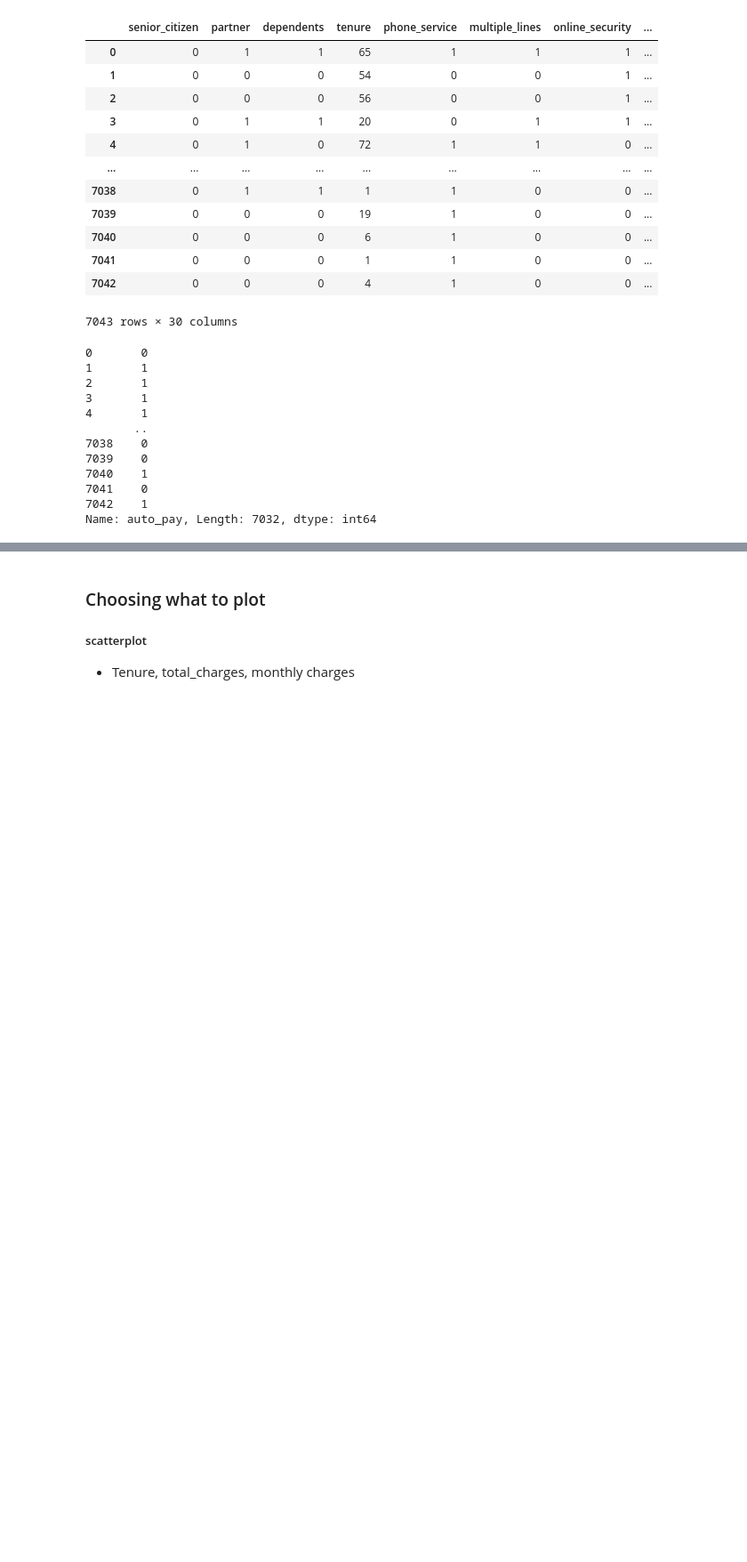
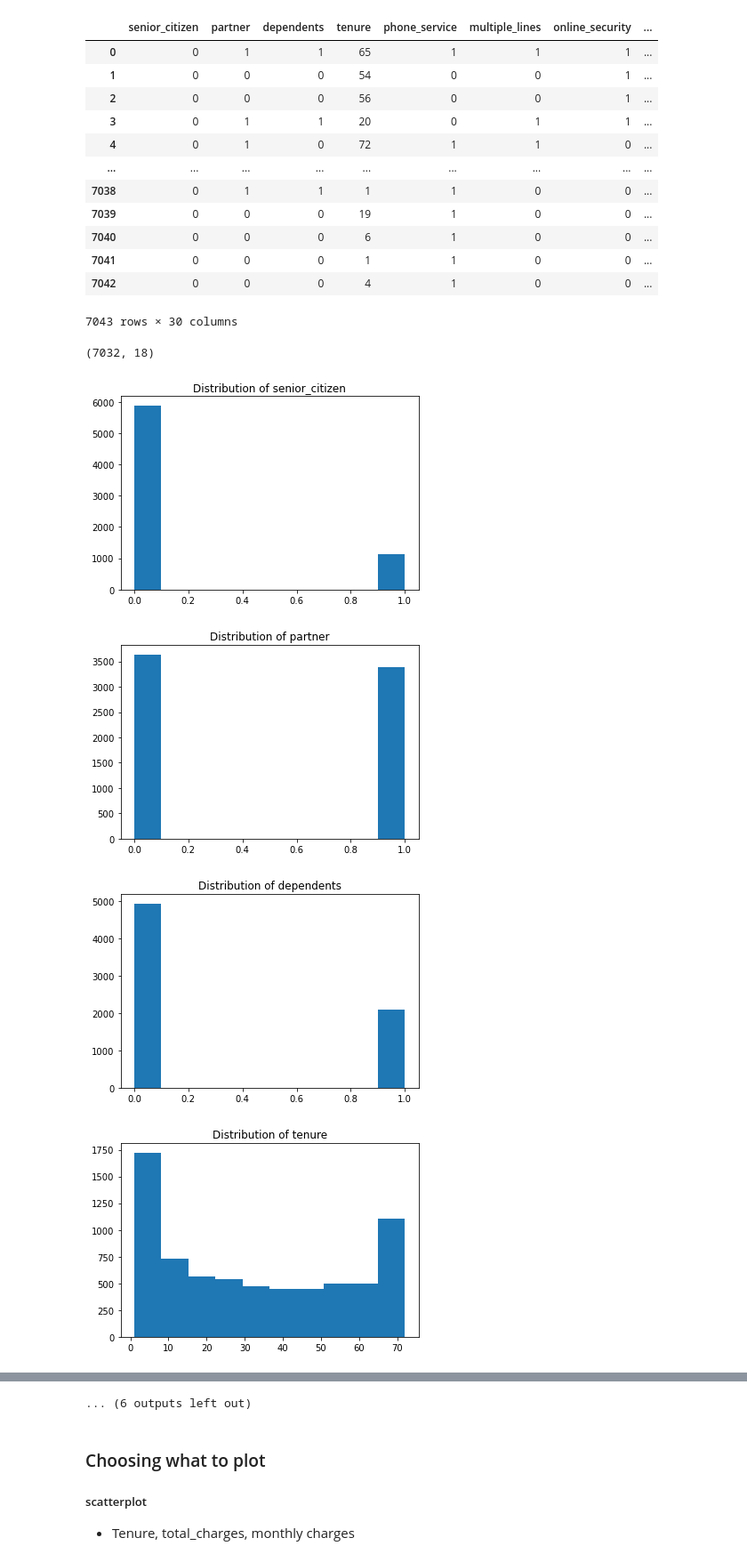
Before and after one commit to JaredVahle/telco_classification_project, a Jupyter notebook: Telco_churn_work_notebook.ipynb, the cells around one changed output, grey strips where cells are left out. Shown at 89% size. Saved outputs shown, nothing was run; the diff lists cells and outputs as text; code cells hidden in the pictures; blank space fills up the shorter version.

```diff
--- a/Telco_churn_work_notebook.ipynb
+++ b/Telco_churn_work_notebook.ipynb
@@ -225,17 +223,0 @@ no_tenure = df[df.tenure == 0].index.to_list()
-# %%
-df.drop( index = no_tenure, inplace = True)
-# %%
-df.auto_pay
-# %% [output]
-0       0
-1       1
-2       1
-3       1
-4       1
-       ..
-7038    0
-7039    0
-7040    1
-7041    0
-7042    1
-Name: auto_pay, Length: 7032, dtype: int64
@@ -242,3 +226,7 @@ Name: auto_pay, Length: 7032, dtype: int64
+# %%
+df.shape
+# %% [output]
+(7032, 18)
 # %%
 # ~ 73.5% yes
 # ~ 26.5% no
@@ -244,0 +245,7 @@ Name: auto_pay, Length: 7032, dtype: int64
+# %%
+prepare_telco.num_distributions(df)
+# %% [output]
+[figure, added]
+[figure, added]
+[figure, added]
+[figure, added]
@@ -245,3 +260,4 @@ Name: auto_pay, Length: 7032, dtype: int64
+... (6 outputs left out)
 # %% [markdown]
 ### Choosing what to plot
 ##### scatterplot
```
Also changed, not shown: parts of 34 cells of this notebook, 6 other files.
